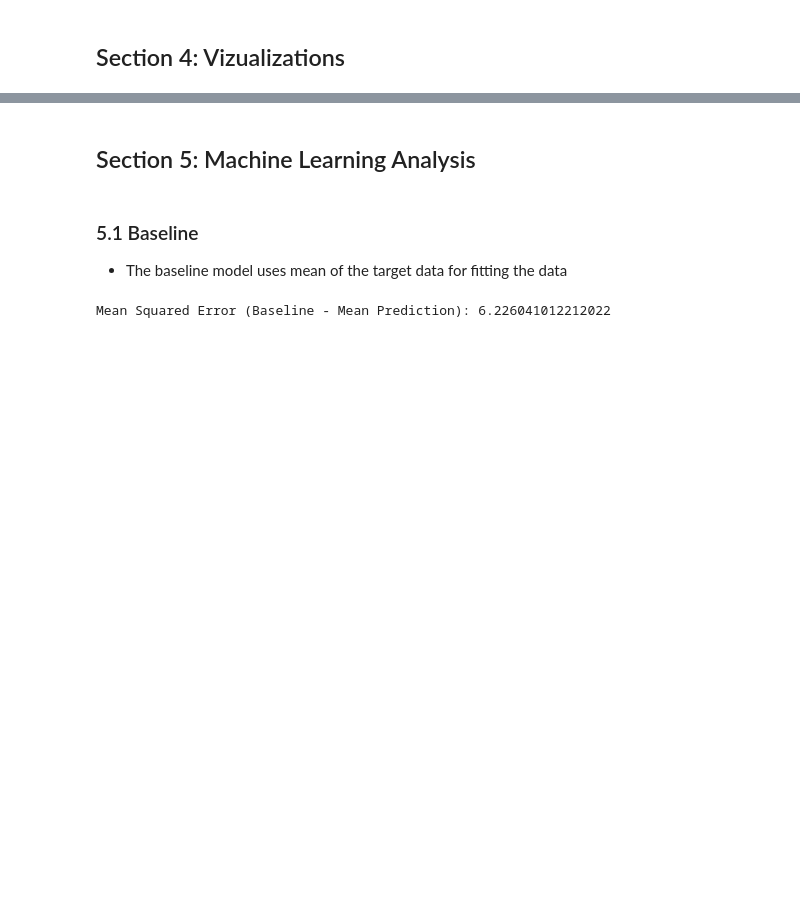
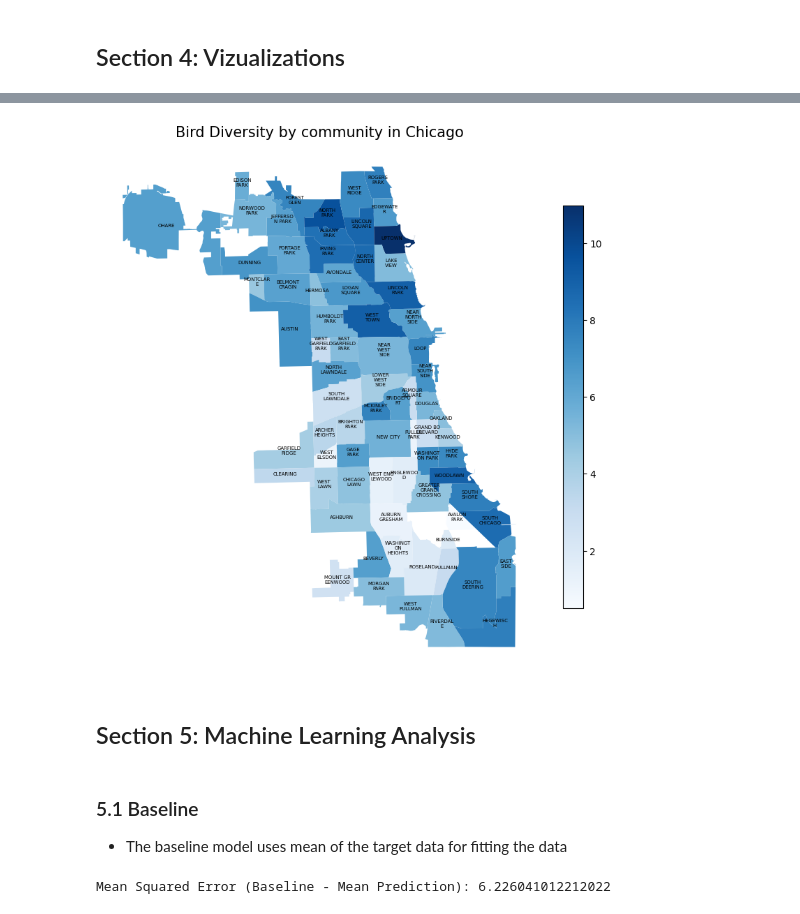
Before and after one commit to uic-cs418/group-project-the-data-sleuths, a Jupyter notebook: eBirdCleanorgFinal.ipynb, the cells around one changed output, grey strips where cells are left out. Drawn from its saved outputs; the diff is of its cells as text; code cells hidden in the pictures; blank space fills up the shorter version.

```diff
--- a/eBirdCleanorgFinal.ipynb
+++ b/eBirdCleanorgFinal.ipynb
@@ -94,0 +170,9 @@ px.scatter(final_df[["shannon_index", "PER CAPITA INCOME IN K", "PovertyFlag"]],
+# %%
+# Plotting
+com_areas = gpd.read_file('data/neighborhoods/geo_export_f5325bf0-9c6d-49a5-a5d9-0e5bf24fa856.shp')
+df_2023 = ebird_gdf[ebird_gdf["OBSERVATION YEAR"] == 2023]
+viz_df = eda.aggregate_data(df_2023,["community"])
+viz_df["shannon_index"] = viz_df["COUNT"].apply(eda.shannon_index)
+viz_df = viz_df[["community","shannon_index"]]
+gdf = com_areas.merge(viz_df, on='community')
+gdf
@@ -95,3 +193,15 @@ px.scatter(final_df[["shannon_index", "PER CAPITA INCOME IN K", "PovertyFlag"]],
+# %%
+fig, ax = plt.subplots(figsize=(10, 10))
+gdf.plot(column='shannon_index', cmap='Blues', linewidth=0.8, ax=ax,legend=True,legend_kwds={'shrink': 0.75})
+for idx, row in gdf.iterrows():
+    wrapped_text = textwrap.fill(row['community'], width=8)
+    plt.annotate(text=wrapped_text, xy=row.geometry.centroid.coords[0], ha='center', fontsize=5)
+ax.set_title('Bird Diversity by community in Chicago', fontdict={'fontsize': '15', 'fontweight' : '3'})
+# Remove axis
+ax.set_axis_off()
+plt.show()
+# %% [output]
+[figure, added]
 # %% [markdown]
 ## Section 5: Machine Learning Analysis
 # %%
```
Also changed, not shown: parts of 17 cells of this notebook, 1 other file.
